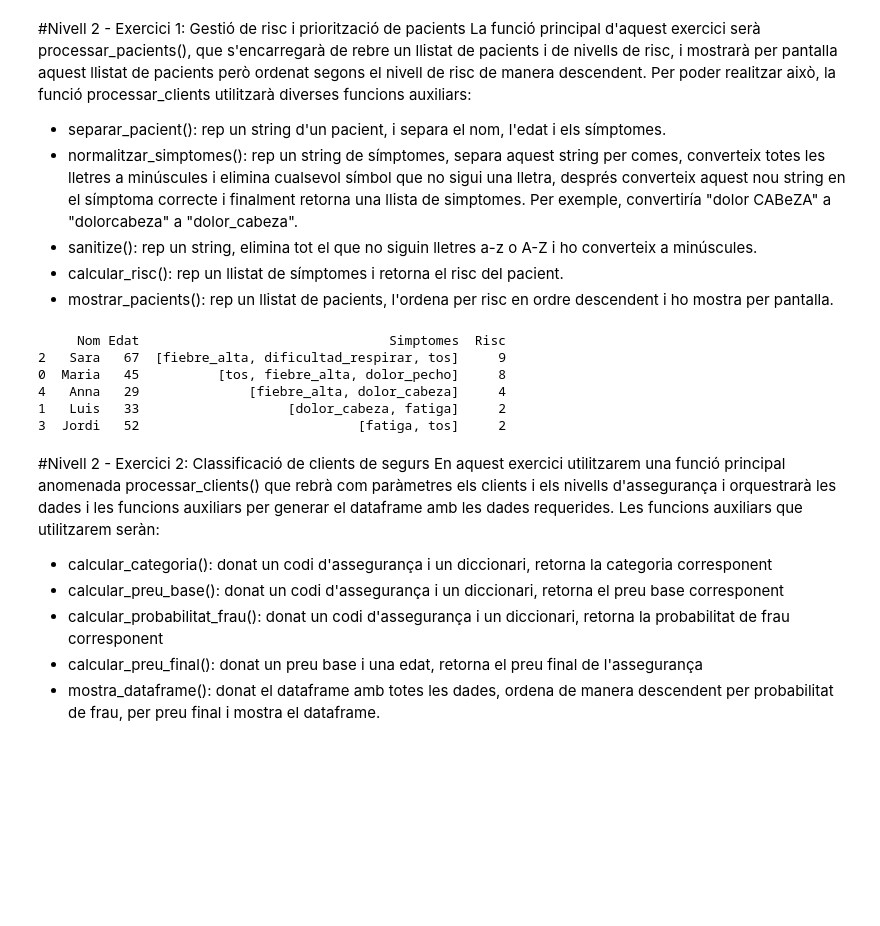
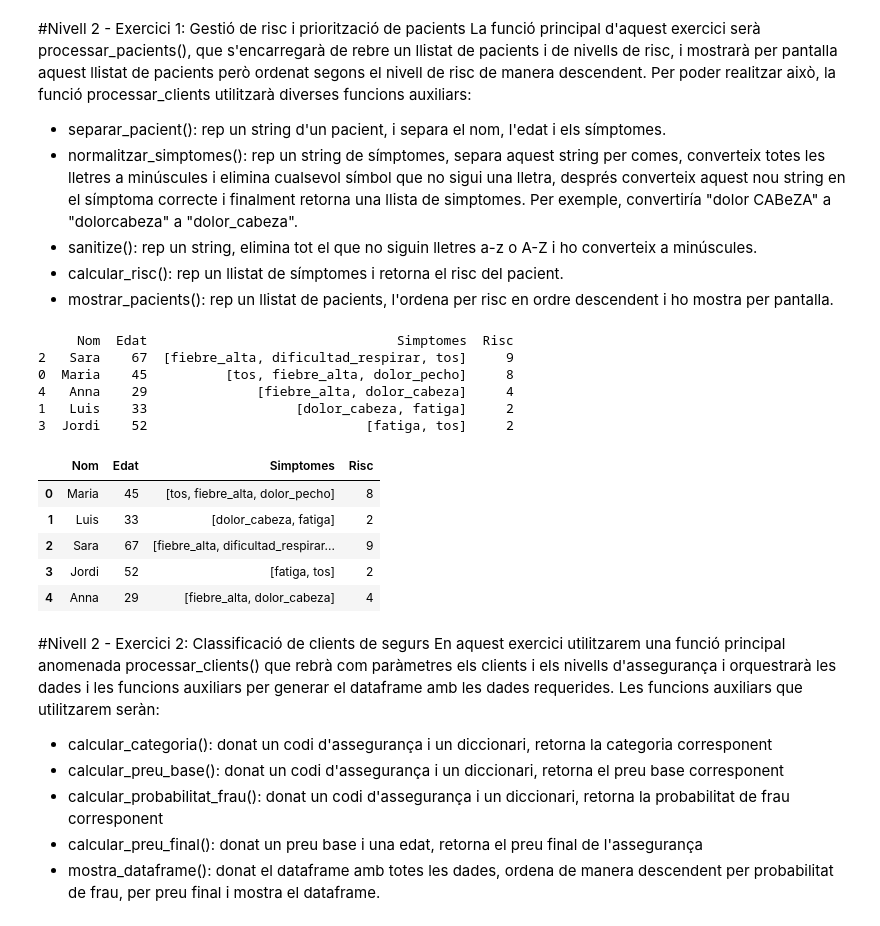
Before and after one commit to Aksce98/IT-Academy, a Jupyter notebook: Sprint_7/Sprint_7.ipynb, the cells around one changed output. Saved outputs shown, nothing was run; the diff lists cells and outputs as text; code cells hidden in the pictures; blank space fills up the shorter version.

```diff
--- a/Sprint_7/Sprint_7.ipynb
+++ b/Sprint_7/Sprint_7.ipynb
@@ -219,12 +250,9 @@ Per poder realitzar això, la funció processar_clients utilitzarà diverses fun
 - calcular_risc(): rep un llistat de símptomes i retorna el risc del pacient.
 - mostrar_pacients(): rep un llistat de pacients, l'ordena per risc en ordre descendent i ho mostra per pantalla.
 # %%
-import re
-import pandas as pd
-
 def separar_pacient(pacient):
   elements = pacient.split("|")
-  return elements[0], elements[1], elements[2]
+  return elements[0], int(elements[1]), elements[2]
 
 def sanitize(simptoma):
     return re.sub(r'[^a-zA-Z]', '', simptoma.lower())
@@ -258,6 +286,7 @@ def processar_pacients(pacients, nivells_risc):
     risc = calcular_risc(simptomes, nivells_risc)
     df.loc[len(df)] = [nom, edat, simptomes, risc]
   mostrar_pacients(df)
+  return df
 
 pacients = [
     "Maria|45|tos, Fiebre Alta, dolor_pecho",
@@ -287,3 +316,9 @@ processar_pacients(pacients, nivells_risc)
+|  | Nom | Edat | Simptomes | Risc |
+| 0 | Maria | 45 | [tos, fiebre_alta, dolor_pecho] | 8 |
+| 1 | Luis | 33 | [dolor_cabeza, fatiga] | 2 |
+| 2 | Sara | 67 | [fiebre_alta, dificultad_respirar... | 9 |
+| 3 | Jordi | 52 | [fatiga, tos] | 2 |
+| 4 | Anna | 29 | [fiebre_alta, dolor_cabeza] | 4 |
 # %% [markdown]
 #Nivell 2 - Exercici 2: Classificació de clients de segurs
 En aquest exercici utilitzarem una funció principal anomenada processar_clients() que rebrà com paràmetres els clients i els nivells d'assegurança i orquestrarà les dades i les funcions auxiliars per generar el dataframe amb les dades requerides.
```
Also changed, not shown: parts of 6 cells of this notebook.
